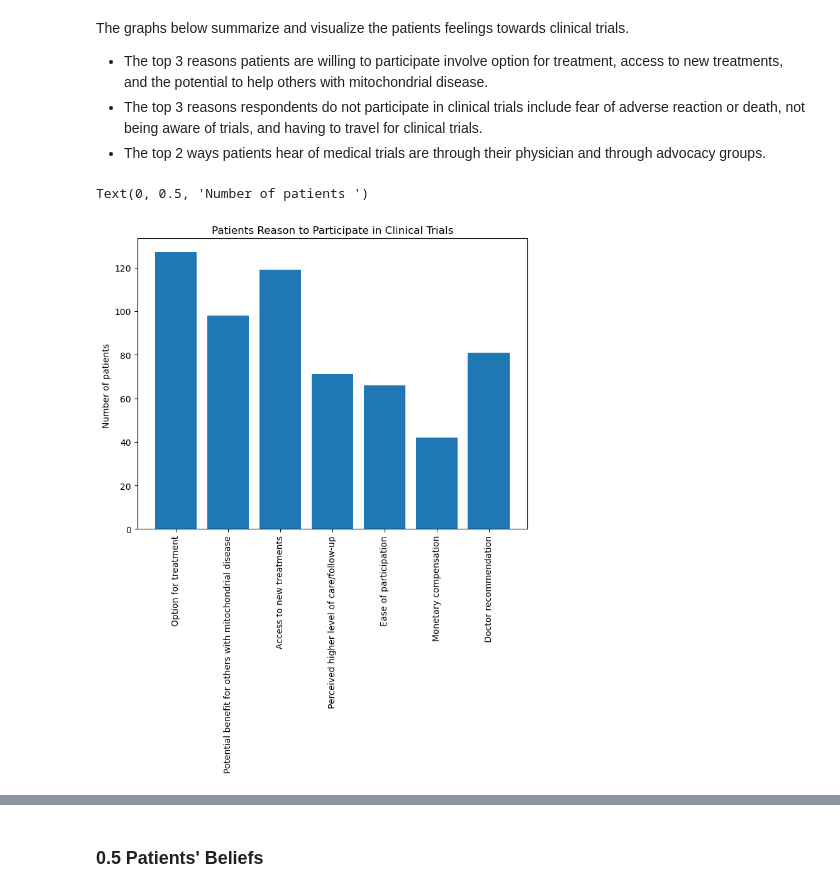
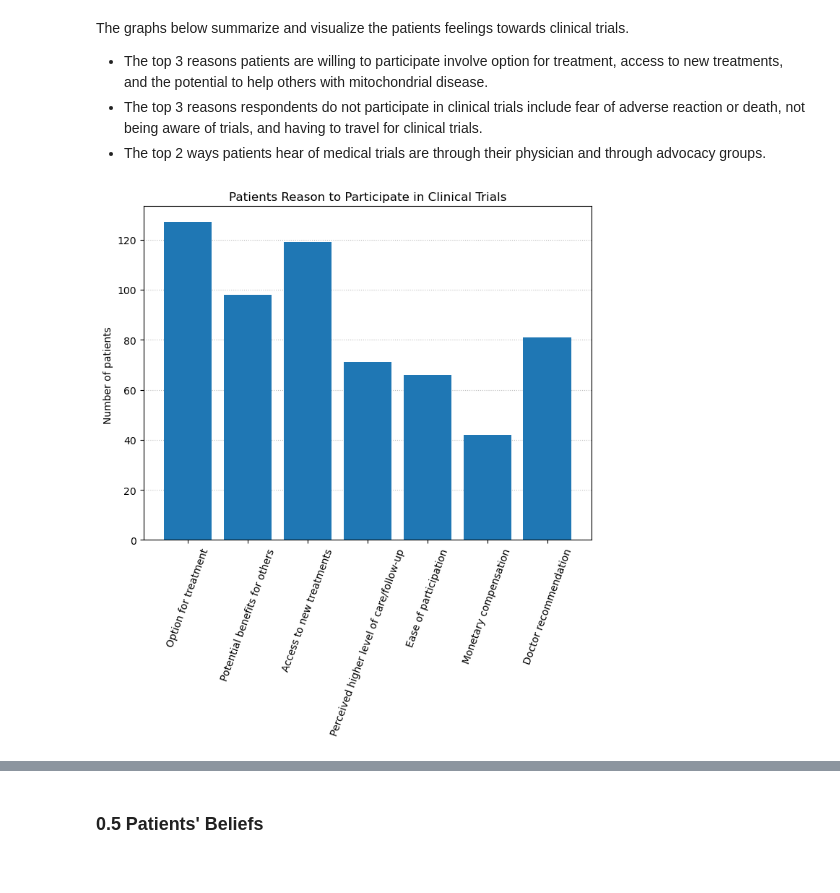
Before and after one commit to abigailajamian/MitoAction-Survey, a Jupyter notebook: mtioaction.ipynb, the cells around one changed output, grey strips where cells are left out. Drawn from its saved outputs; the diff is of its cells as text; code cells hidden in the pictures.

```diff
--- a/mtioaction.ipynb
+++ b/mtioaction.ipynb
@@ -10,7 +10,9 @@
 # Load precleaned data
 import pandas as pd
 import matplotlib.pyplot as plt
+import os
 df = pd.read_csv('mitoaction_clean.csv')
+cwd = os.getcwd()
 # %% [markdown]
 ###  0.1 Survey Demographics
 # %% [markdown]
@@ -41,4 +43,6 @@ patient = df['Patient '].value_counts()
 patient.rename(index={'YES' : 'Patient', 'NO' : 'Not Patient'}).plot(kind='bar')
 plt.title("Survey Participants That are Patients")
 plt.ylabel("Number of Participants")
+plt.grid(True, axis='y',linestyle=':', color='gray', alpha=0.5)
+plt.rc('axes', axisbelow=True)
 # %% [output]
@@ -214,23 +221,26 @@ The graphs below summarize and visualize the patients feelings towards clinical
 # %%
 # TO participat in trials
 name=[]
 value=[]
 
 #Itearate through cols
 for column in df.iloc[:,59:66]:
     count_yes = (df[column] == "YES").sum()
     name.append(column)
     value.append(count_yes)
 
 #Visualize
-plt.figure(figsize = (8,6))
+fig = plt.figure(figsize = (8,6))
 plt.bar(range(len(name)),value)
-plt.xticks([0,1,2,3,4,5,6],['Option for treatment','Potential benefit for others with mitochondrial disease','Access to new treatments','Perceived higher level of care/follow-up','Ease of participation','Monetary compensation',' Doctor recommendation'],rotation = 'vertical')
+plt.xticks([0,1,2,3,4,5,6],
+           ['Option for treatment','Potential benefits for others','Access to new treatments','Perceived higher level of care/follow-up','Ease of participation','Monetary compensation',' Doctor recommendation'],
+           rotation = 70)
 plt.title("Patients Reason to Participate in Clinical Trials")
 plt.ylabel("Number of patients ")
+plt.grid(True, axis='y',linestyle=':', color='gray', alpha=0.5)
+fig.savefig(cwd + '/figures/resonToParticipate.svg', bbox_inches="tight")
 # %% [output]
-Text(0, 0.5, 'Number of patients ')
-[figure, old version]
+[figure, new version]
 # %%
 # NOT participat in trials
 name=[]
```
Also changed, not shown: parts of 22 cells of this notebook, 11 other files.
